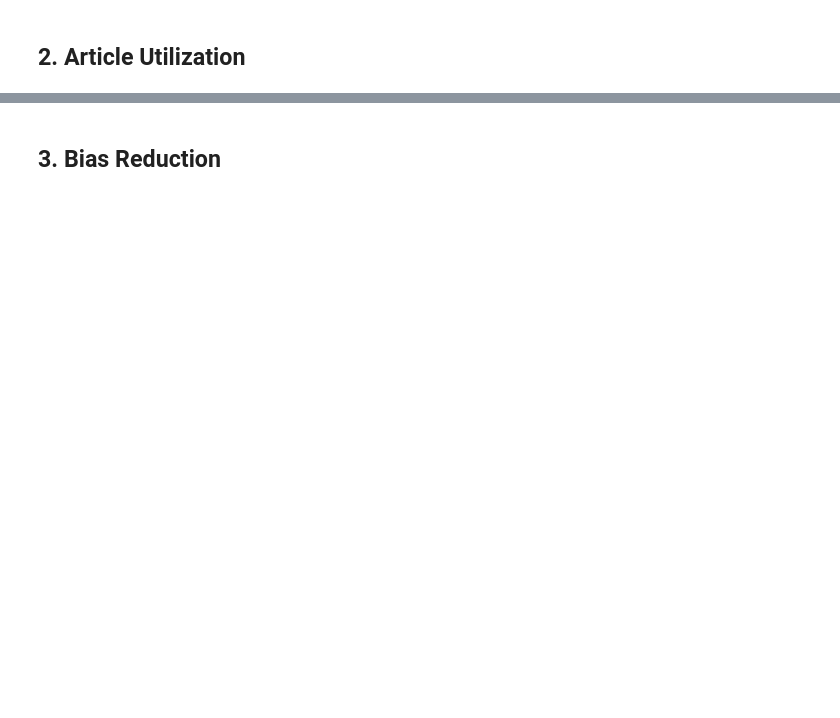
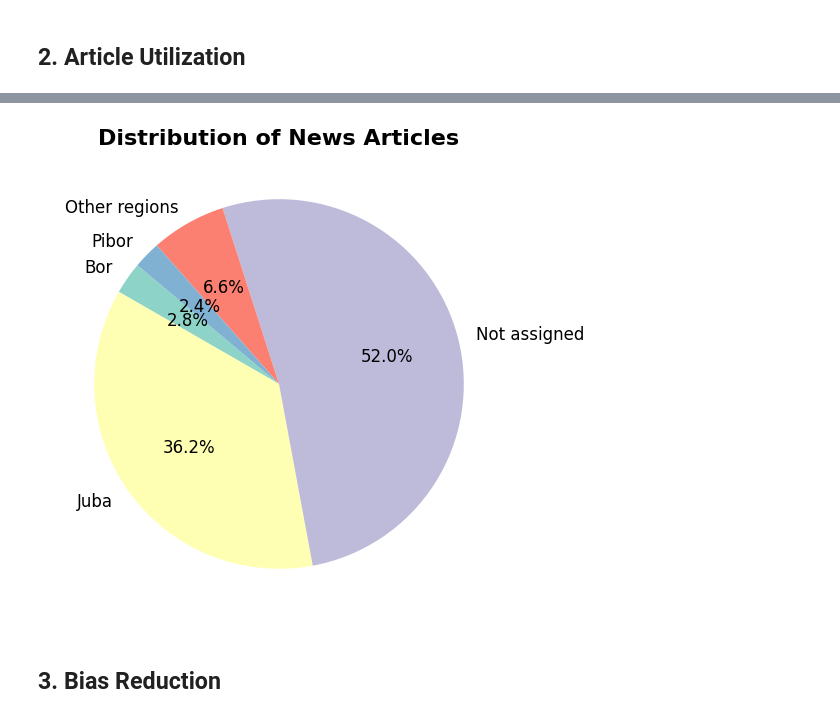
Before and after one commit to EKarasevnl/DC3-Group-13, a Jupyter notebook: src.ipynb, the cells around one changed output, grey strips where cells are left out. Saved outputs shown, nothing was run; the diff lists cells and outputs as text; code cells hidden in the pictures; blank space fills up the shorter version.

```diff
--- a/src.ipynb
+++ b/src.ipynb
@@ -49,2 +65,6 @@ NN_final_model = model_eval(X = X_improved, y = y_improved, model_type = "NN")
+# %%
+helper_functions.articles_per_region()
+# %% [output]
+[figure, added]
 # %% [markdown]
 ## 3. Bias Reduction
```
Also changed, not shown: parts of 4 cells of this notebook, 5 other files.
